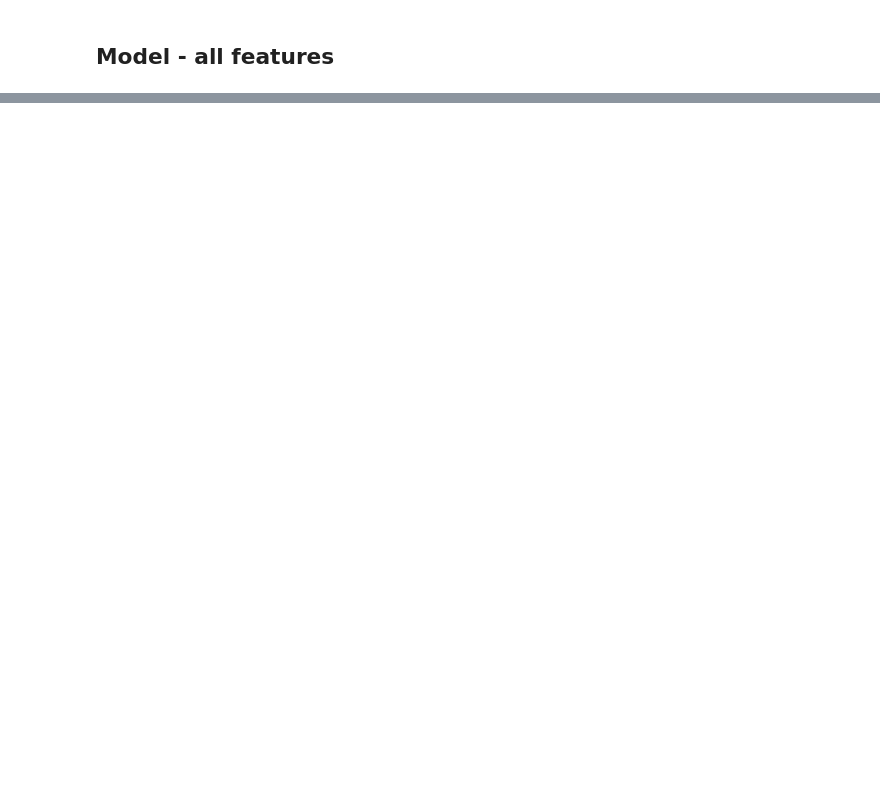
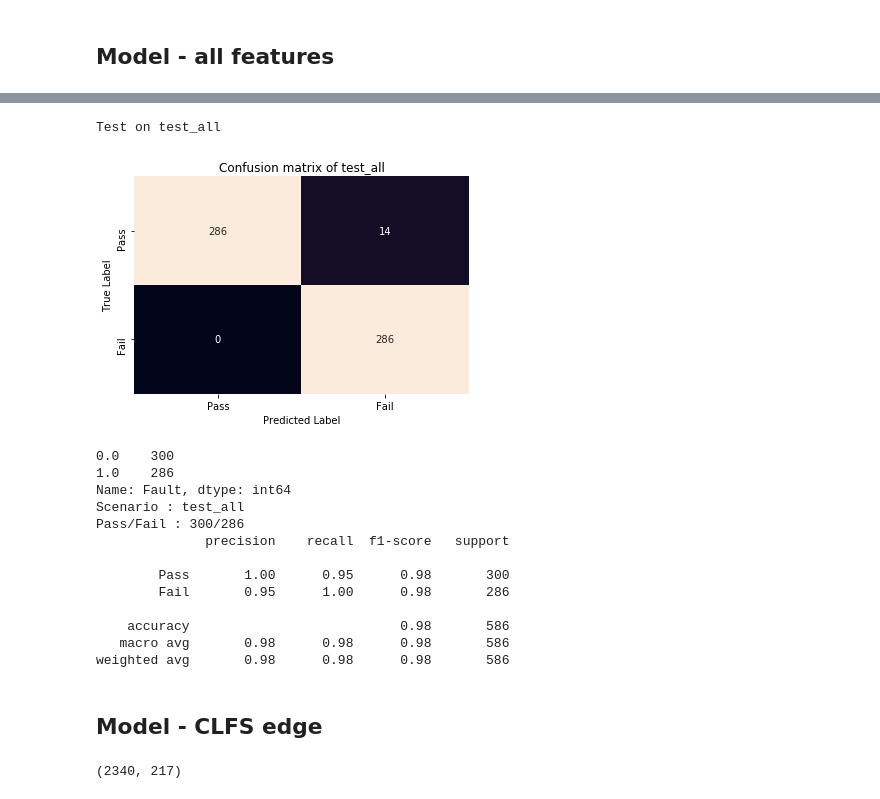
Before and after one commit to dzakybd/edge-ai, a Jupyter notebook: edge_ai.ipynb, the cells around one changed output, grey strips where cells are left out. Saved outputs shown, nothing was run; the diff lists cells and outputs as text; code cells hidden in the pictures; blank space fills up the shorter version.

```diff
--- a/edge_ai.ipynb
+++ b/edge_ai.ipynb
@@ -551,0 +560,26 @@ for (columnName, columnData) in x_all.iteritems():
+# %%
+test_model(clf_all, x_test_sample, y_test_sample, 'test_all')
+# %% [output]
+Test on test_all
+[figure, added]
+0.0    300
+1.0    286
+Name: Fault, dtype: int64
+Scenario : test_all
+Pass/Fail : 300/286
+              precision    recall  f1-score   support
+
+        Pass       1.00      0.95      0.98       300
+        Fail       0.95      1.00      0.98       286
+
+    accuracy                           0.98       586
+   macro avg       0.98      0.98      0.98       586
+weighted avg       0.98      0.98      0.98       586
+# %% [markdown]
+## Model - CLFS edge
+# %%
+x_train_sel_edge = x_train_sample.loc[:, variables_edge]
+x_test_sel_edge = x_test_sample.loc[:, variables_edge]
+x_train_sel_edge.shape
+# %% [output]
+(2340, 217)
```
Also changed, not shown: parts of 53 cells of this notebook, 52 other files.
